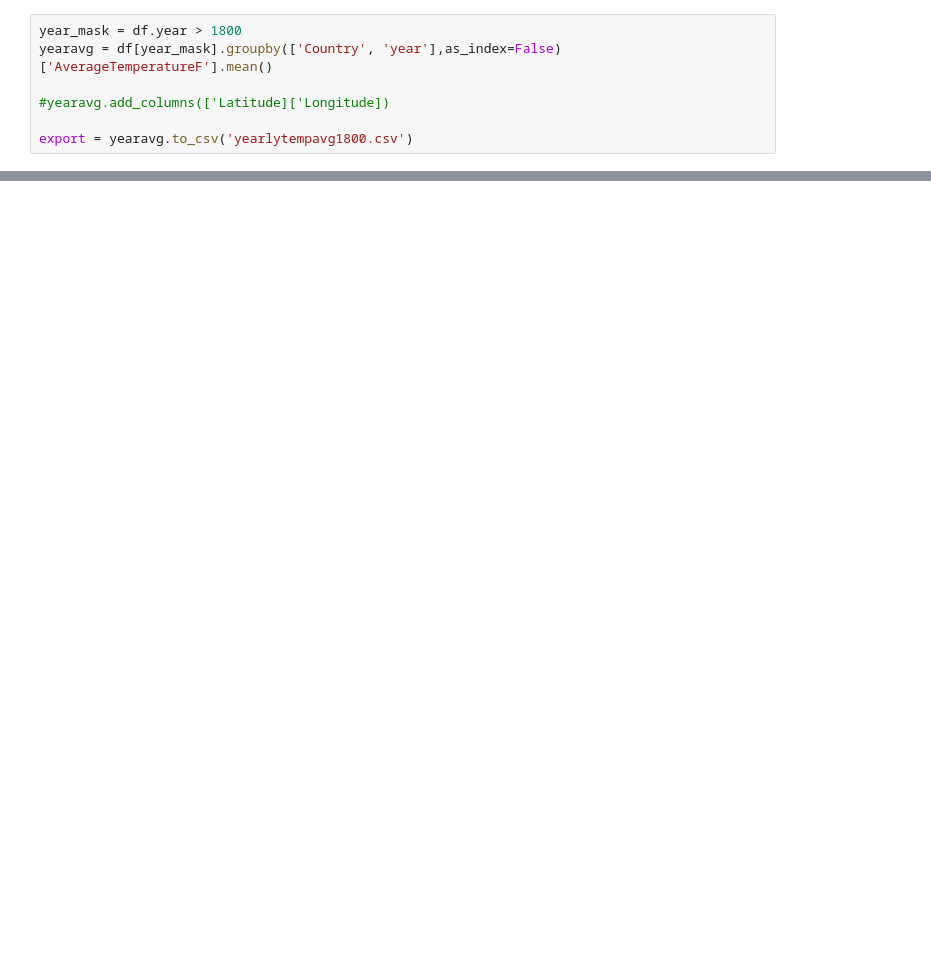
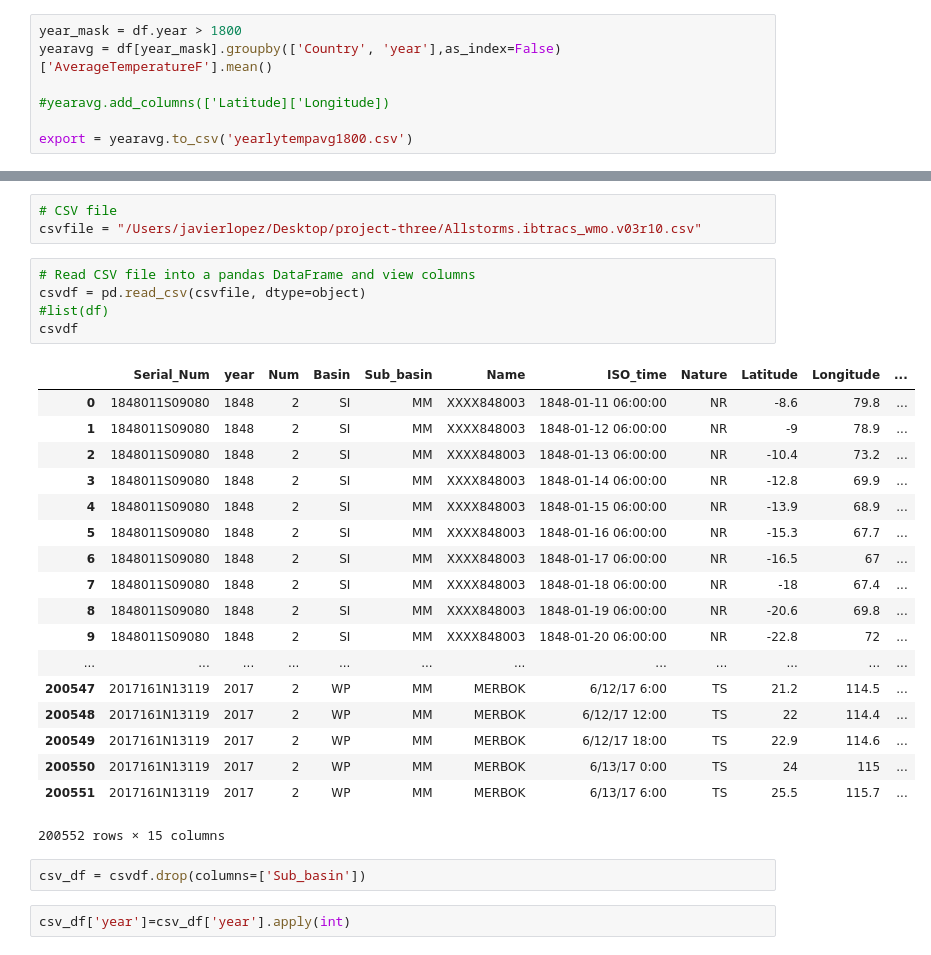
Before and after one commit to abimvas/project-three, a Jupyter notebook: FinalProjgraphs.ipynb, the cells around one changed output, grey strips where cells are left out. Saved outputs shown, nothing was run; the diff lists cells and outputs as text; blank space fills up the shorter version.

Commit message:
Added Hurricane Code to FinalPrographs
I added my hurrinca code in order to merge yearly weather data.

```diff
--- a/FinalProjgraphs.ipynb
+++ b/FinalProjgraphs.ipynb
@@ -73,0 +96,31 @@ sns.pointplot(x='year', y='AverageTemperatureF',palette="Set1",data=yearavg)
+# %%
+# CSV file
+csvfile = "/Users/javierlopez/Desktop/project-three/Allstorms.ibtracs_wmo.v03r10.csv"
+# %%
+# Read CSV file into a pandas DataFrame and view columns
+csvdf = pd.read_csv(csvfile, dtype=object)
+#list(df)
+csvdf
+# %% [output]
+|  | Serial_Num | year | Num | Basin | Sub_basin | Name | ISO_time | Nature | Latitude | Longitude | ... |
+| 0 | 1848011S09080 | 1848 | 2 | SI | MM | XXXX848003 | 1848-01-11 06:00:00 | NR | -8.6 | 79.8 | ... |
+| 1 | 1848011S09080 | 1848 | 2 | SI | MM | XXXX848003 | 1848-01-12 06:00:00 | NR | -9 | 78.9 | ... |
+| 2 | 1848011S09080 | 1848 | 2 | SI | MM | XXXX848003 | 1848-01-13 06:00:00 | NR | -10.4 | 73.2 | ... |
+| 3 | 1848011S09080 | 1848 | 2 | SI | MM | XXXX848003 | 1848-01-14 06:00:00 | NR | -12.8 | 69.9 | ... |
+| 4 | 1848011S09080 | 1848 | 2 | SI | MM | XXXX848003 | 1848-01-15 06:00:00 | NR | -13.9 | 68.9 | ... |
+| 5 | 1848011S09080 | 1848 | 2 | SI | MM | XXXX848003 | 1848-01-16 06:00:00 | NR | -15.3 | 67.7 | ... |
+| 6 | 1848011S09080 | 1848 | 2 | SI | MM | XXXX848003 | 1848-01-17 06:00:00 | NR | -16.5 | 67 | ... |
+| 7 | 1848011S09080 | 1848 | 2 | SI | MM | XXXX848003 | 1848-01-18 06:00:00 | NR | -18 | 67.4 | ... |
+| 8 | 1848011S09080 | 1848 | 2 | SI | MM | XXXX848003 | 1848-01-19 06:00:00 | NR | -20.6 | 69.8 | ... |
+| 9 | 1848011S09080 | 1848 | 2 | SI | MM | XXXX848003 | 1848-01-20 06:00:00 | NR | -22.8 | 72 | ... |
+| ... | ... | ... | ... | ... | ... | ... | ... | ... | ... | ... | ... |
+| 200547 | 2017161N13119 | 2017 | 2 | WP | MM | MERBOK | 6/12/17 6:00 | TS | 21.2 | 114.5 | ... |
+| 200548 | 2017161N13119 | 2017 | 2 | WP | MM | MERBOK | 6/12/17 12:00 | TS | 22 | 114.4 | ... |
+| 200549 | 2017161N13119 | 2017 | 2 | WP | MM | MERBOK | 6/12/17 18:00 | TS | 22.9 | 114.6 | ... |
+| 200550 | 2017161N13119 | 2017 | 2 | WP | MM | MERBOK | 6/13/17 0:00 | TS | 24 | 115 | ... |
+| 200551 | 2017161N13119 | 2017 | 2 | WP | MM | MERBOK | 6/13/17 6:00 | TS | 25.5 | 115.7 | ... |
+200552 rows × 15 columns
+# %%
+csv_df = csvdf.drop(columns=['Sub_basin'])
+# %%
+csv_df['year']=csv_df['year'].apply(int)
```
Also changed, not shown: parts of 23 cells of this notebook, 5 other files.
